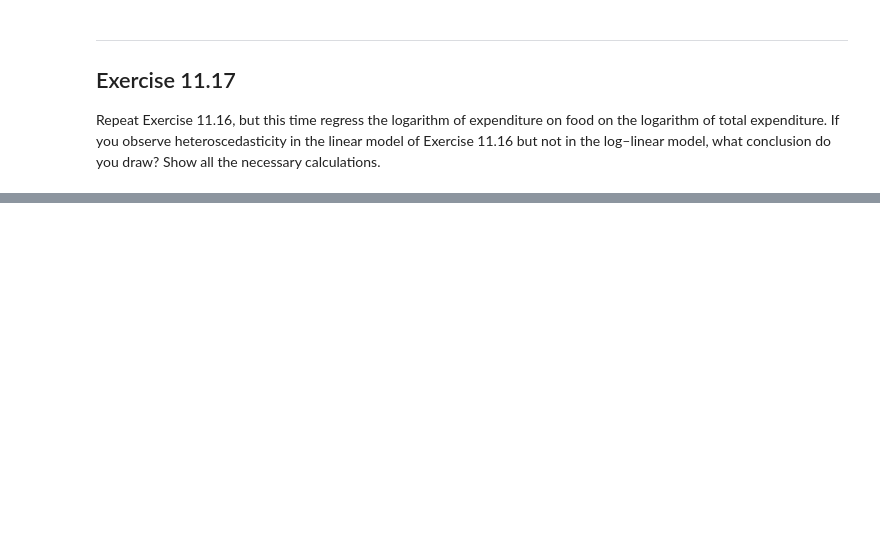
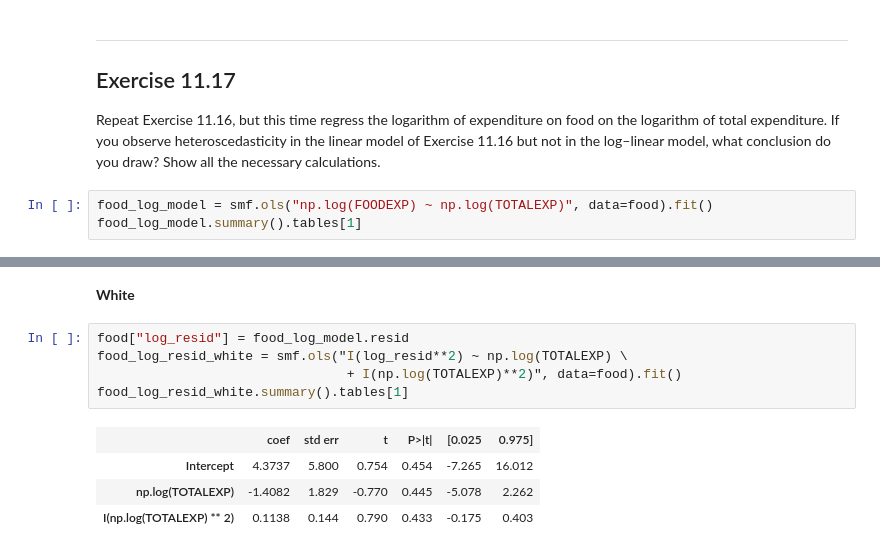
Before and after one commit to gerdm/UMA, a Jupyter notebook: econometrics/Homework 2.ipynb, the cells around one changed output, grey strips where cells are left out. Cells and saved outputs as stored; diff of their text form; blank space fills up the shorter version.

```diff
--- a/econometrics/Homework 2.ipynb
+++ b/econometrics/Homework 2.ipynb
@@ -784,3 +919,6 @@ Food expenditure in India. In Table 2.8 we have given data on expenditure on foo
 ## Exercise 11.17
 
 Repeat Exercise 11.16, but this time regress the logarithm of expenditure on food on the logarithm of total expenditure. If you observe heteroscedasticity in the linear model of Exercise 11.16 but not in the log–linear model, what conclusion do you draw? Show all the necessary calculations.
+# %%
+food_log_model = smf.ols("np.log(FOODEXP) ~ np.log(TOTALEXP)", data=food).fit()
+food_log_model.summary().tables[1]
@@ -786,0 +934,12 @@ Repeat Exercise 11.16, but this time regress the logarithm of expenditure on foo
+# %% [markdown]
+**White**
+# %%
+food["log_resid"] = food_log_model.resid
+food_log_resid_white = smf.ols("I(log_resid**2) ~ np.log(TOTALEXP) \
+                                + I(np.log(TOTALEXP)**2)", data=food).fit()
+food_log_resid_white.summary().tables[1]
+# %% [output]
+|  | coef | std err | t | P>|t| | [0.025 | 0.975] |
+| Intercept | 4.3737 | 5.800 | 0.754 | 0.454 | -7.265 | 16.012 |
+| np.log(TOTALEXP) | -1.4082 | 1.829 | -0.770 | 0.445 | -5.078 | 2.262 |
+| I(np.log(TOTALEXP) ** 2) | 0.1138 | 0.144 | 0.790 | 0.433 | -0.175 | 0.403 |
```
Also changed, not shown: parts of 38 cells of this notebook, 1 other file.
